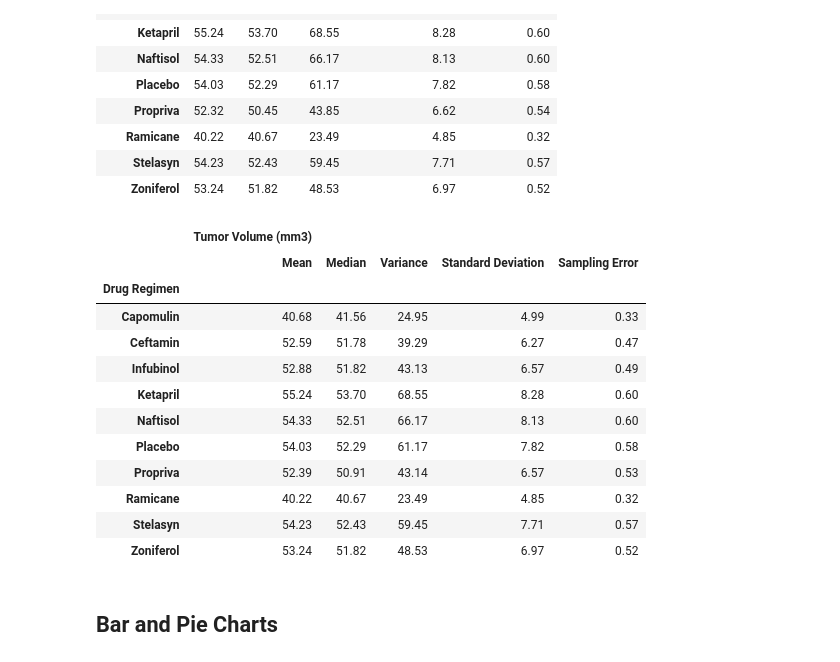
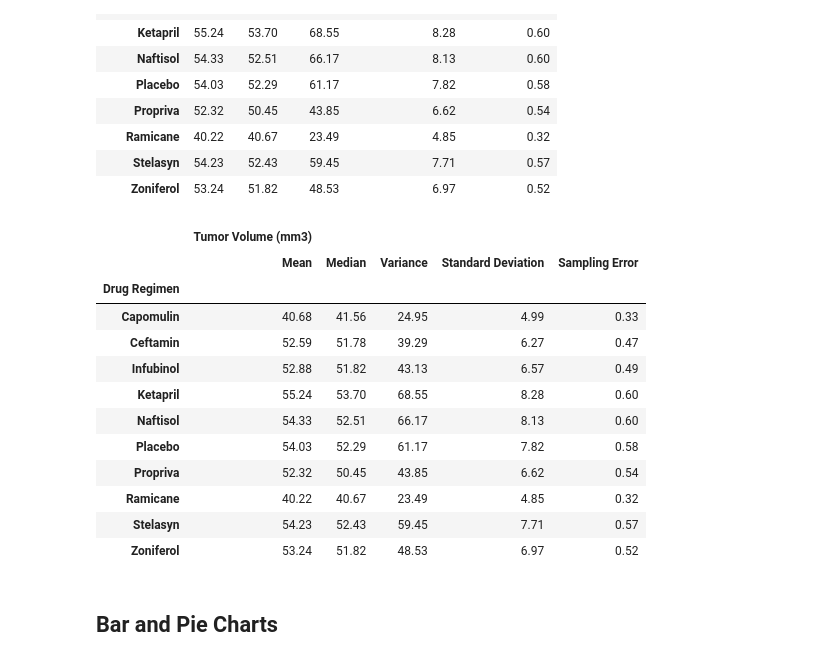
Before and after one commit to luchovzla/matplotlib-challenge, a Jupyter notebook: Pymaceuticals/pymaceuticals_starter.ipynb, the cells around one changed output. Saved outputs shown, nothing was run; the diff lists cells and outputs as text; code cells hidden in the pictures.

```diff
--- a/Pymaceuticals/pymaceuticals_starter.ipynb
+++ b/Pymaceuticals/pymaceuticals_starter.ipynb
@@ -141,32 +141,32 @@ summary_grouped_df
 # %%
 # Generate a summary statistics table of mean, median, variance, standard deviation, and SEM of the tumor volume for each regimen
 
 # Using the aggregation method, produce the same summary statistics in a single line
 
-summary_agg_df = cleaned_study_df[["Drug Regimen", "Tumor Volume (mm3)"]].groupby("Drug Regimen").agg(["mean",
+summary_agg_df = combined_df[["Drug Regimen", "Tumor Volume (mm3)"]].groupby("Drug Regimen").agg(["mean",
                                                                                                        "median",
                                                                                                        "var",
                                                                                                        "std",
                                                                                                        "sem"]).round(2)
 # Renaming columns and displaying dataframe
 
 summary_agg_df = summary_agg_df.rename(columns = {"mean":   "Mean",
                                                   "median": "Median",
                                                   "var":    "Variance",
                                                   "std":    "Standard Deviation",
                                                   "sem":    "Sampling Error"})
 summary_agg_df
 # %% [output]
 |  | Tumor Volume (mm3) |  |  |  |  |
 |  | Mean | Median | Variance | Standard Deviation | Sampling Error |
 | Drug Regimen |  |  |  |  |  |
 | Capomulin | 40.68 | 41.56 | 24.95 | 4.99 | 0.33 |
 | Ceftamin | 52.59 | 51.78 | 39.29 | 6.27 | 0.47 |
 | Infubinol | 52.88 | 51.82 | 43.13 | 6.57 | 0.49 |
 | Ketapril | 55.24 | 53.70 | 68.55 | 8.28 | 0.60 |
 | Naftisol | 54.33 | 52.51 | 66.17 | 8.13 | 0.60 |
 | Placebo | 54.03 | 52.29 | 61.17 | 7.82 | 0.58 |
-| Propriva | 52.39 | 50.91 | 43.14 | 6.57 | 0.53 |
+| Propriva | 52.32 | 50.45 | 43.85 | 6.62 | 0.54 |
 | Ramicane | 40.22 | 40.67 | 23.49 | 4.85 | 0.32 |
 | Stelasyn | 54.23 | 52.43 | 59.45 | 7.71 | 0.57 |
 | Zoniferol | 53.24 | 51.82 | 48.53 | 6.97 | 0.52 |
```
Also changed, not shown: parts of 5 cells of this notebook.
